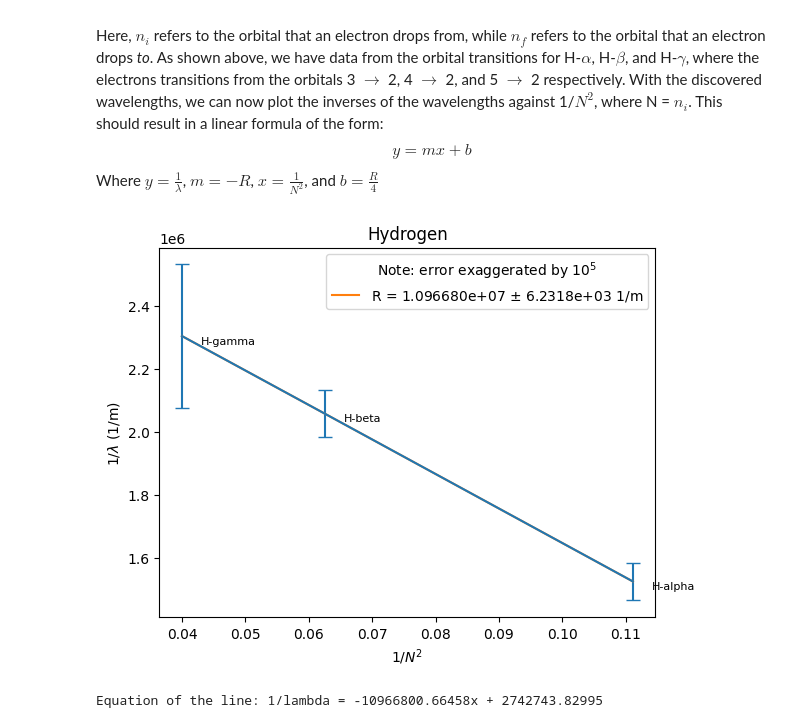
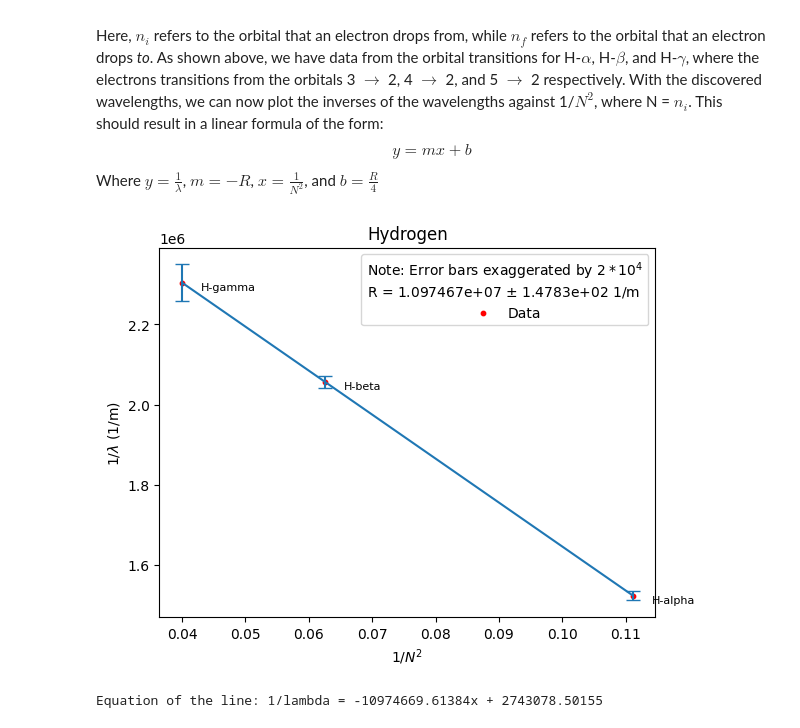
Before and after one commit to maraMaraschino/Adv-Lab, a Jupyter notebook: H2D2 Spectroscopy/h2d2_notebook.ipynb, the cells around one changed output. Cells and saved outputs as stored; diff of their text form; code cells hidden in the pictures.

Commit message:
Edited plots

```diff
--- a/H2D2 Spectroscopy/h2d2_notebook.ipynb
+++ b/H2D2 Spectroscopy/h2d2_notebook.ipynb
@@ -268,10 +263,9 @@ Amplitude: 0.0007 mA +/- 2.4676e-05 mA
 Sigma: 0.0083 +/- 4.1317e-04
 Y offset: 0.4015 mA +/- 2.6115e-05 mA
 # %%
-n_beta = 486.0091/he_beta_mean
-print(f'n = {n_beta}')
+n_beta = 1.000219315
 he_beta_vac = he_beta_mean * n_beta
 de_beta_vac = de_beta_mean * n_beta
-print(f'He beta vacuum wavelength = {he_beta_vac:.4f} nm +/- {he_beta_sigma_mean:.4f} nm')
-print(f'De beta vacuum wavelength = {de_beta_vac:.4f} nm +/- {de_beta_sigma_mean:.4f} nm')
+print(f'H beta vacuum wavelength = {he_beta_vac:.4f} nm +/- {he_beta_sigma_mean:.4f} nm')
+print(f'D beta vacuum wavelength = {de_beta_vac:.4f} nm +/- {de_beta_sigma_mean:.4f} nm')
 # %% [output]
@@ -364,10 +357,10 @@ Amplitude: 0.0001 mA +/- 1.0025e-05 mA
 Sigma: 0.0061 +/- 1.1227e-03
 Y offset: 0.4010 mA +/- 1.0824e-05 mA
 # %%
-n_gamma = 434.0472/he_gamma_mean
+n_gamma = 1.000222019
 print(f'n = {n_gamma}')
-he_gamma_vac = he_gamma_mean * n_gamma
-de_gamma_vac = de_gamma_mean * n_gamma
-print(f'He gamma vacuum wavelength = {he_gamma_vac:.4f} nm +/- {he_gamma_sigma_mean:.4f} nm')
-print(f'De gamma vacuum wavelength = {de_gamma_vac:.4f} nm +/- {de_gamma_sigma_mean:.4f} nm')
+h_gamma_vac = h_gamma_mean * n_gamma
+d_gamma_vac = d_gamma_mean * n_gamma
+print(f'H gamma vacuum wavelength = {h_gamma_vac:.4f} nm +/- {h_gamma_sigma_mean:.4f} nm')
+print(f'D gamma vacuum wavelength = {d_gamma_vac:.4f} nm +/- {d_gamma_sigma_mean:.4f} nm')
 # %% [output]
@@ -386,53 +379,53 @@ Where $y=\frac{1}{\lambda}$, $m=-R$, $x=\frac{1}{N^2}$, and $b=\frac{R}{4}$
 # %%
 from scipy.stats import linregress
 
 def linear_function(x, m, b):
     return (m*x)+b
 
 # Setting hydrogen plot
 # convert nm to m - Rydberg units of 1/m
-he_alpha_vac_m = he_alpha_vac*1e-9
-he_alpha_sigma_mean_m = he_alpha_sigma_mean*1e-9
-he_alpha_mean_m = he_alpha_mean*1e-9
+h_alpha_vac_m = he_alpha_vac*1e-9
+h_alpha_sigma_mean_m = he_alpha_sigma_mean*1e-9
+h_alpha_mean_m = he_alpha_mean*1e-9
 
-he_beta_vac_m = he_beta_vac*1e-9
-he_beta_sigma_mean_m = he_beta_sigma_mean*1e-9
-he_beta_mean_m = he_beta_mean*1e-9
+h_beta_vac_m = he_beta_vac*1e-9
+h_beta_sigma_mean_m = he_beta_sigma_mean*1e-9
+h_beta_mean_m = he_beta_mean*1e-9
 
-he_gamma_vac_m = he_gamma_vac*1e-9
-he_gamma_sigma_mean_m = he_gamma_sigma_mean*1e-9
-he_gamma_mean_m = he_gamma_mean*1e-9
+h_gamma_vac_m = h_gamma_vac*1e-9
+h_gamma_sigma_mean_m = h_gamma_sigma_mean*1e-9
+h_gamma_mean_m = h_gamma_mean*1e-9
 
-y_he_vector = [1/he_alpha_vac_m, 1/he_beta_vac_m, 1/he_gamma_vac_m]
-x_he_vector = [1/9, 1/16, 1/25] # 1/N^2
+y_h_vector = [1/h_alpha_vac_m, 1/h_beta_vac_m, 1/h_gamma_vac_m]
+x_h_vector = [1/9, 1/16, 1/25] # 1/N^2
 
-he_y_uncertainty_vector = np.array([he_alpha_sigma_mean_m/(he_alpha_mean_m**2),
-                                    he_beta_sigma_mean_m/(he_beta_mean_m**2),
-                                    he_gamma_sigma_mean_m/(he_gamma_mean_m**2)])
-he_labels = ['H-alpha', 'H-beta', 'H-gamma']
-for x, y, label in zip(x_he_vector, y_he_vector, he_labels):
+h_y_uncertainty_vector = np.array([h_alpha_sigma_mean_m/(h_alpha_mean_m**2),
+                                    h_beta_sigma_mean_m/(h_beta_mean_m**2),
+                                    h_gamma_sigma_mean_m/(h_gamma_mean_m**2)])
+h_labels = ['H-alpha', 'H-beta', 'H-gamma']
+for x, y, label in zip(x_h_vector, y_h_vector, h_labels):
     plt.text(x+0.003, y+0.00001, label, fontsize=8, ha='left', va='top')
 
-h_slope, intercept, r_value, p_value, h_std_err = linregress(x_he_vector, y_he_vector)
+h_slope, intercept, r_value, p_value, h_std_err = linregress(x_h_vector, y_h_vector)
 
 # Generate fitted line points
-x_fit = np.linspace(min(x_he_vector), max(x_he_vector), 100)
+x_fit = np.linspace(min(x_h_vector), max(x_h_vector), 100)
 y_fit = linear_function(x_fit, h_slope, intercept)
 
-plt.errorbar(x_he_vector, y_he_vector, yerr=he_y_uncertainty_vector*1e5,
-             fmt='-', capsize=5)
-plt.plot(x_he_vector, y_he_vector, label=f"R = {-h_slope:.6e} $\pm$ {h_std_err:.4e} 1/m")
+plt.errorbar(x_h_vector, y_h_vector, yerr=h_y_uncertainty_vector*2e4, fmt='-',
+             capsize=5)
+plt.scatter(x_h_vector, y_h_vector, color='red', s=10, label='Data')
 plt.title(f'Hydrogen')
 plt.ylabel(f'1/$\lambda$ (1/m)')
 plt.xlabel(f'1/$N^2$')
-plt.legend(title="Note: error exaggerated by $10^5$")
+plt.legend(title=f"Note: Error bars exaggerated by $2 * 10^4$\nR = {-h_slope:.6e} $\pm$ {h_std_err:.4e} 1/m")
 plt.savefig('h series rydberg.png')
 plt.show()
 
 print(f"Equation of the line: 1/lambda = {h_slope:.5f}x + {intercept:.5f}")
 # %% [output]
-[figure, old version]
+[figure, new version]
-Equation of the line: 1/lambda = -10966800.66458x + 2742743.82995
+Equation of the line: 1/lambda = -10974669.61384x + 2743078.50155
 # %%
 # Setting deuterium plot
 # convert nm to m - Rydberg units of 1/m
```
Also changed, not shown: parts of 9 cells of this notebook, 18 other files.
